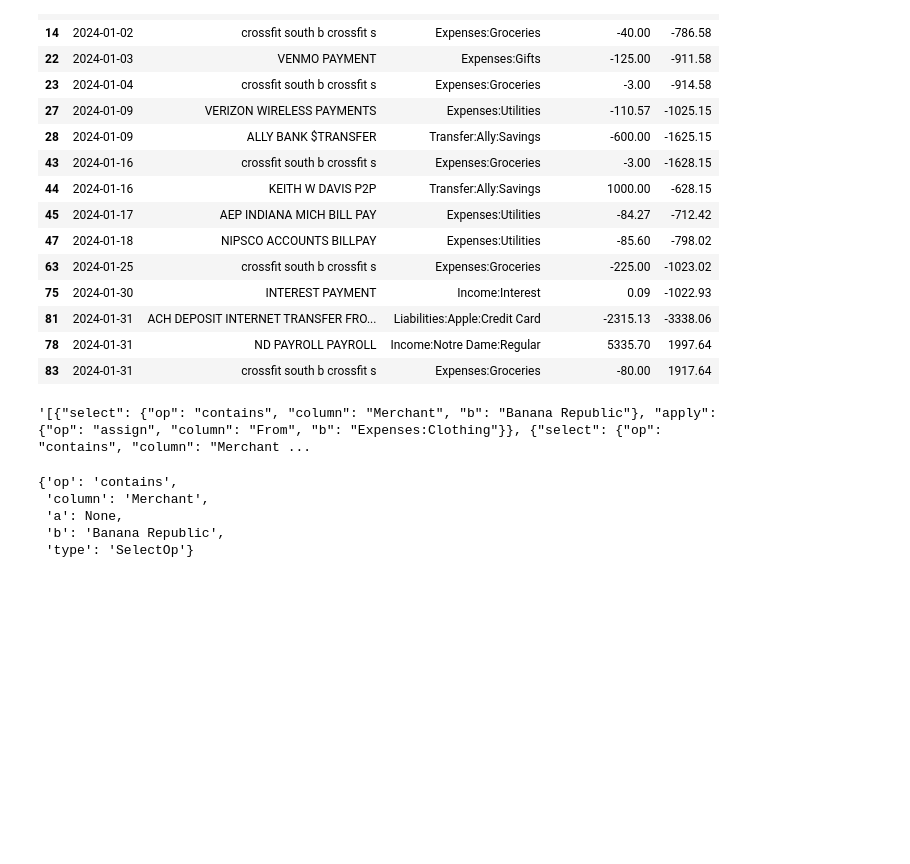
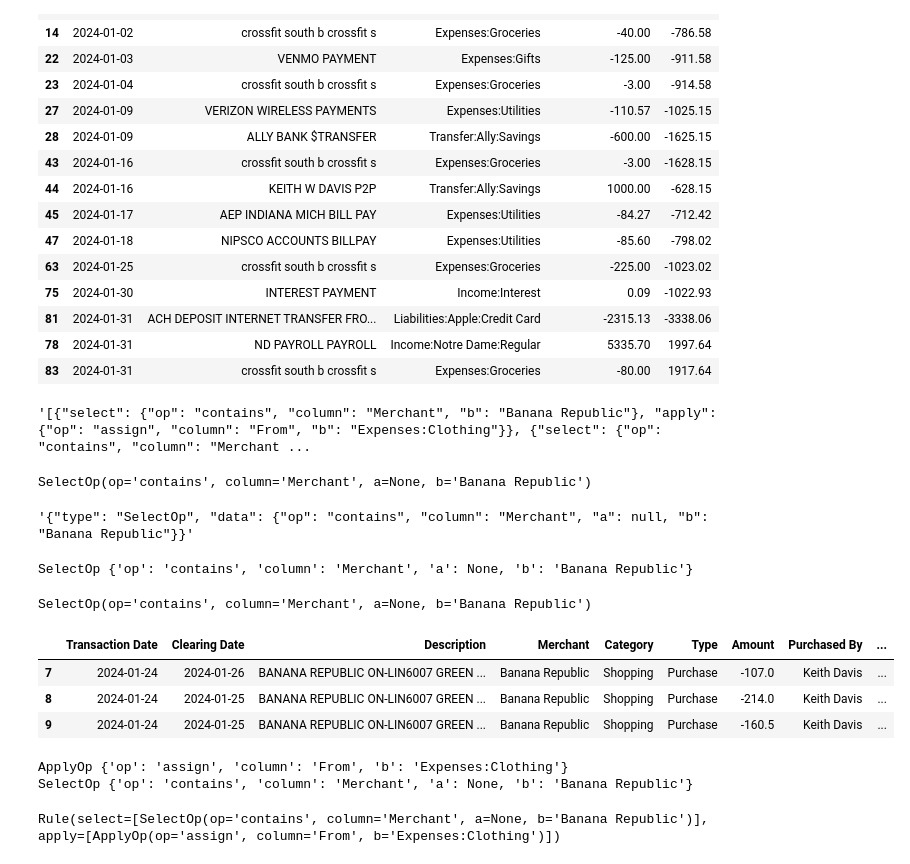
Before and after one commit to KeithDavis067/csvb, a Jupyter notebook: pd_rules.ipynb, the cells around one changed output. Cells and saved outputs as stored; diff of their text form; code cells hidden in the pictures; blank space fills up the shorter version.

Commit message:
to and from json on rule at least worked once. Taking a break before using it to write a file of rules.

```diff
--- a/pd_rules.ipynb
+++ b/pd_rules.ipynb
@@ -467,8 +529,25 @@ d["type"] = sel.__class__.__name__
-# %%
-d
-# %% [output]
-{'op': 'contains',
- 'column': 'Merchant',
- 'a': None,
- 'b': 'Banana Republic',
- 'type': 'SelectOp'}
+# %%
+sel
+# %% [output]
+SelectOp(op='contains', column='Merchant', a=None, b='Banana Republic')
+# %%
+sel.to_json()
+# %% [output]
+'{"type": "SelectOp", "data": {"op": "contains", "column": "Merchant", "a": null, "b": "Banana Republic"}}'
+# %%
+SelectOp.from_json(sel.to_json())
+# %% [output]
+SelectOp {'op': 'contains', 'column': 'Merchant', 'a': None, 'b': 'Banana Republic'}
+SelectOp(op='contains', column='Merchant', a=None, b='Banana Republic')
+# %%
+apl.loc[sel_factory(r)]
+# %% [output]
+|  | Transaction Date | Clearing Date | Description | Merchant | Category | Type | Amount | Purchased By | ... |
+| 7 | 2024-01-24 | 2024-01-26 | BANANA REPUBLIC ON-LIN6007 GREEN ... | Banana Republic | Shopping | Purchase | -107.0 | Keith Davis | ... |
+| 8 | 2024-01-24 | 2024-01-25 | BANANA REPUBLIC ON-LIN6007 GREEN ... | Banana Republic | Shopping | Purchase | -214.0 | Keith Davis | ... |
+| 9 | 2024-01-24 | 2024-01-25 | BANANA REPUBLIC ON-LIN6007 GREEN ... | Banana Republic | Shopping | Purchase | -160.5 | Keith Davis | ... |
+# %%
+newr = Rule.from_json(r.to_json())
+# %% [output]
+ApplyOp {'op': 'assign', 'column': 'From', 'b': 'Expenses:Clothing'}
+SelectOp {'op': 'contains', 'column': 'Merchant', 'a': None, 'b': 'Banana Republic'}
@@ -474,0 +556,4 @@ d
+# %%
+Rule.from_j
+# %% [output]
+Rule(select=[SelectOp(op='contains', column='Merchant', a=None, b='Banana Republic')], apply=[ApplyOp(op='assign', column='From', b='Expenses:Clothing')])
```
Also changed, not shown: parts of 7 cells of this notebook, 2 other files.
